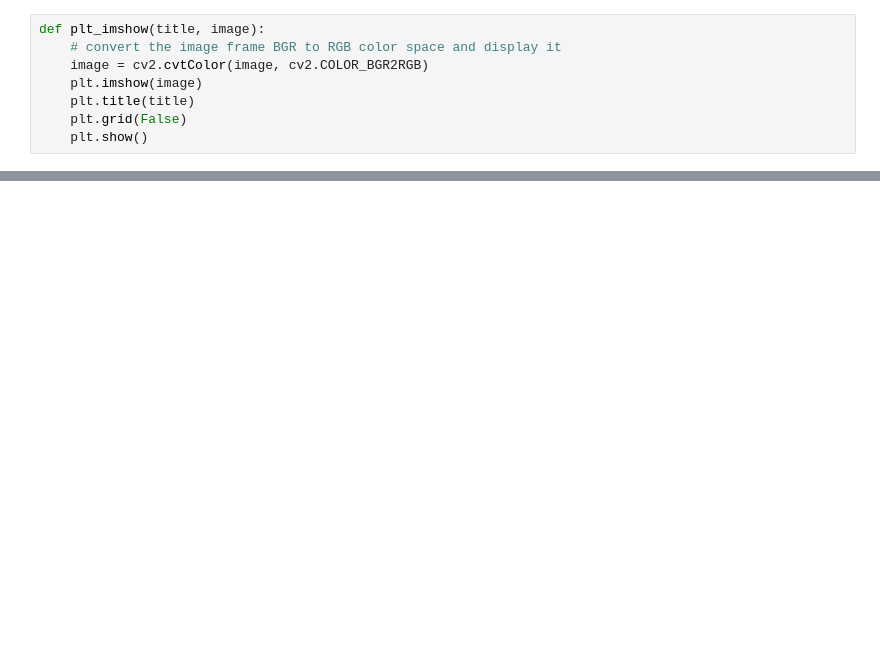
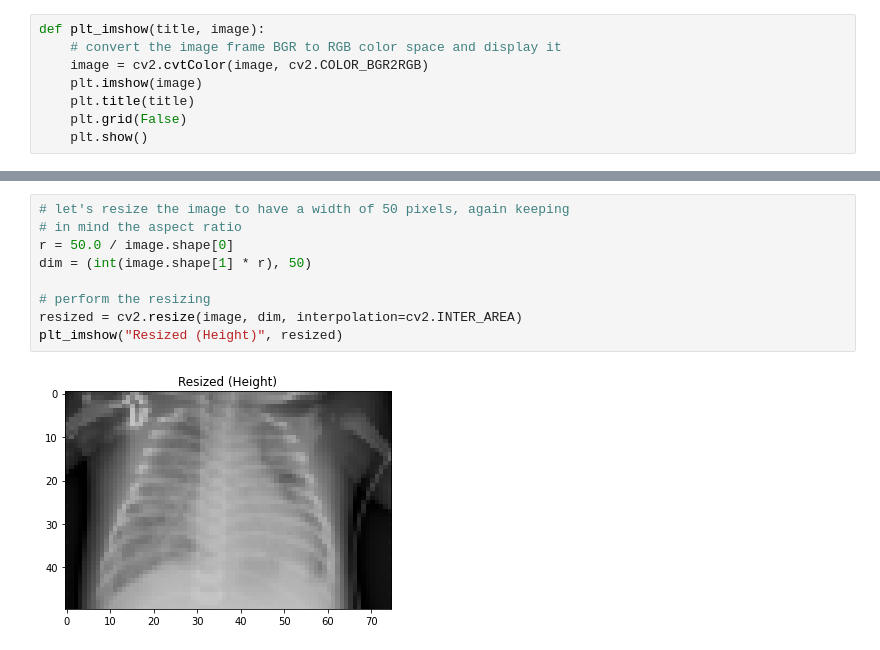
Before and after one commit to wpwwahyu/TKC_FinalProject, a Jupyter notebook: OpenCV.ipynb, the cells around one changed output, grey strips where cells are left out. Saved outputs shown, nothing was run; the diff lists cells and outputs as text; blank space fills up the shorter version.

```diff
--- a/OpenCV.ipynb
+++ b/OpenCV.ipynb
@@ -110,0 +171,11 @@ array([[16, 17, 18, 19],
+# %%
+# let's resize the image to have a width of 50 pixels, again keeping
+# in mind the aspect ratio
+r = 50.0 / image.shape[0]
+dim = (int(image.shape[1] * r), 50)
+
+# perform the resizing
+resized = cv2.resize(image, dim, interpolation=cv2.INTER_AREA)
+plt_imshow("Resized (Height)", resized)
+# %% [output]
+[figure, added]
```
Also changed, not shown: parts of 32 cells of this notebook.
